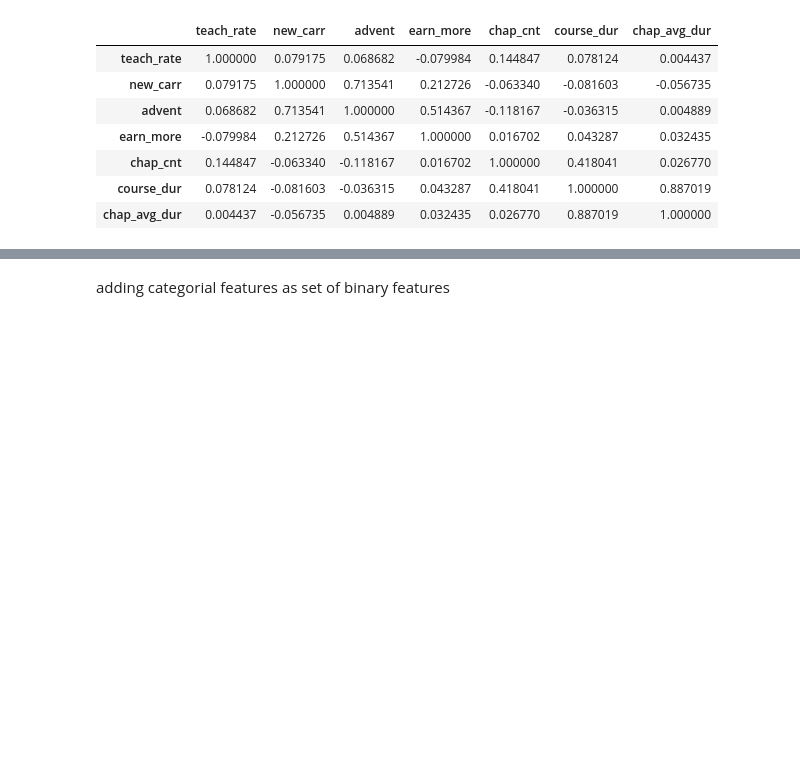
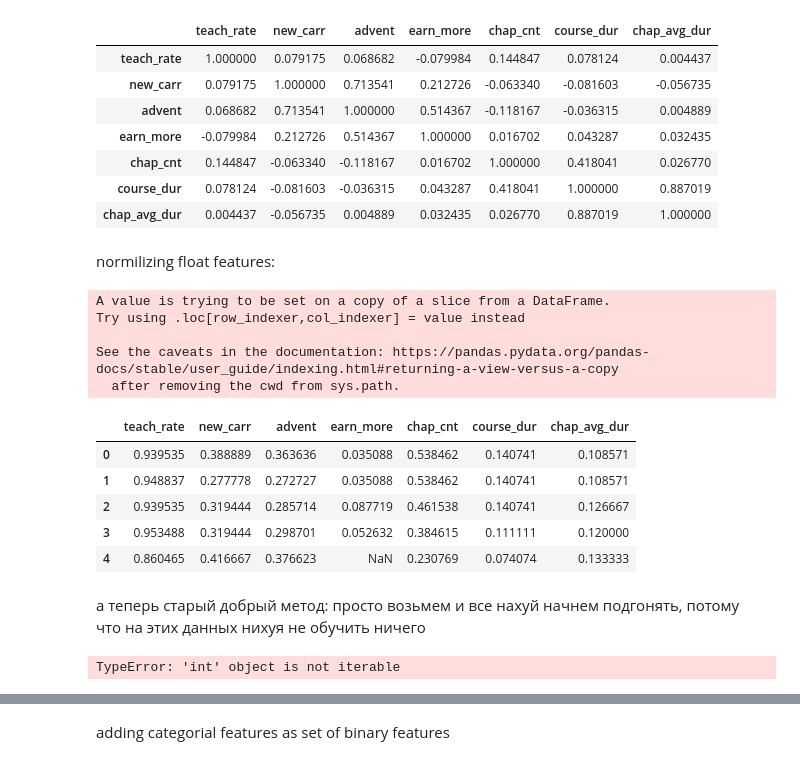
Before and after one commit to ma-petrov/courses_analysis, a Jupyter notebook: courses-analysis.ipynb, the cells around one changed output, grey strips where cells are left out. Cells and saved outputs as stored; diff of their text form; code cells hidden in the pictures; blank space fills up the shorter version.

```diff
--- a/courses-analysis.ipynb
+++ b/courses-analysis.ipynb
@@ -9,5 +11,5 @@ from sklearn.preprocessing import StandardScaler
 # %%
-df = pd.read_csv('D:\Repositories\courses_analysis\sample.csv')
+df = pd.read_csv('/users/Petrov/Repositories/courses_analysis/sample.csv')
 print('shape: '+str(df.shape[0]))
 df.head()
 # %% [output]
@@ -42,4 +38,59 @@ dtype: float64
 | chap_cnt | 0.144847 | -0.063340 | -0.118167 | 0.016702 | 1.000000 | 0.418041 | 0.026770 |
 | course_dur | 0.078124 | -0.081603 | -0.036315 | 0.043287 | 0.418041 | 1.000000 | 0.887019 |
 | chap_avg_dur | 0.004437 | -0.056735 | 0.004889 | 0.032435 | 0.026770 | 0.887019 | 1.000000 |
+# %% [markdown]
+normilizing float features:
+# %%
+for feature in data.columns:
+    max_val = data[feature].max()
+    min_val = data[feature].min()
+    data[feature] = data[feature].apply(lambda x: (x-min_val)/(max_val-min_val))
+
+data.head()
+# %% [output]
+A value is trying to be set on a copy of a slice from a DataFrame.
+Try using .loc[row_indexer,col_indexer] = value instead
+
+See the caveats in the documentation: https://pandas.pydata.org/pandas-docs/stable/user_guide/indexing.html#returning-a-view-versus-a-copy
+  after removing the cwd from sys.path.
+|  | teach_rate | new_carr | advent | earn_more | chap_cnt | course_dur | chap_avg_dur |
+| 0 | 0.939535 | 0.388889 | 0.363636 | 0.035088 | 0.538462 | 0.140741 | 0.108571 |
+| 1 | 0.948837 | 0.277778 | 0.272727 | 0.035088 | 0.538462 | 0.140741 | 0.108571 |
+| 2 | 0.939535 | 0.319444 | 0.285714 | 0.087719 | 0.461538 | 0.140741 | 0.126667 |
+| 3 | 0.953488 | 0.319444 | 0.298701 | 0.052632 | 0.384615 | 0.111111 | 0.120000 |
+| 4 | 0.860465 | 0.416667 | 0.376623 | NaN | 0.230769 | 0.074074 | 0.133333 |
+# %% [markdown]
+а теперь старый добрый метод: просто возьмем и все нахуй начнем подгонять, потому что на этих данных нихуя не обучить ничего
+# %%
+data = data.assign(rate=df.rate)
+
+koefs = {'k': [], 'b': []}
+for col in data.columns[:-1]:
+    mean = data[col].mean()
+    std = data[col].std()
+
+    min_delta = 999
+    x1, y1 = 0, 0
+    for x, y in zip(data[col], data.rate):
+        if abs(x - mean) < min_delta:
+            min_delta = abs(x - mean)
+            x1 = x
+            y1 = y
+
+    x2, y2 = 0, data[col].min()
+
+    k = (y2-y1)/(x2-x1)
+    b = y1-k*x1
+
+    x_points = np.arange(0., 1.1, 0.1)
+    y_points = x_points
+    for i in range(y_points.shape[0]):
+        y_points[i] = x_points[i]*k+b
+
+    plot = plt.plot()
+    plt.scatter(data[col], data.rate)
+    plt.plot(x_points, y_points)
+    plt.show()
+# %% [output]
+TypeError: 'int' object is not iterable
 # %%
```
Also changed, not shown: parts of 22 cells of this notebook.
